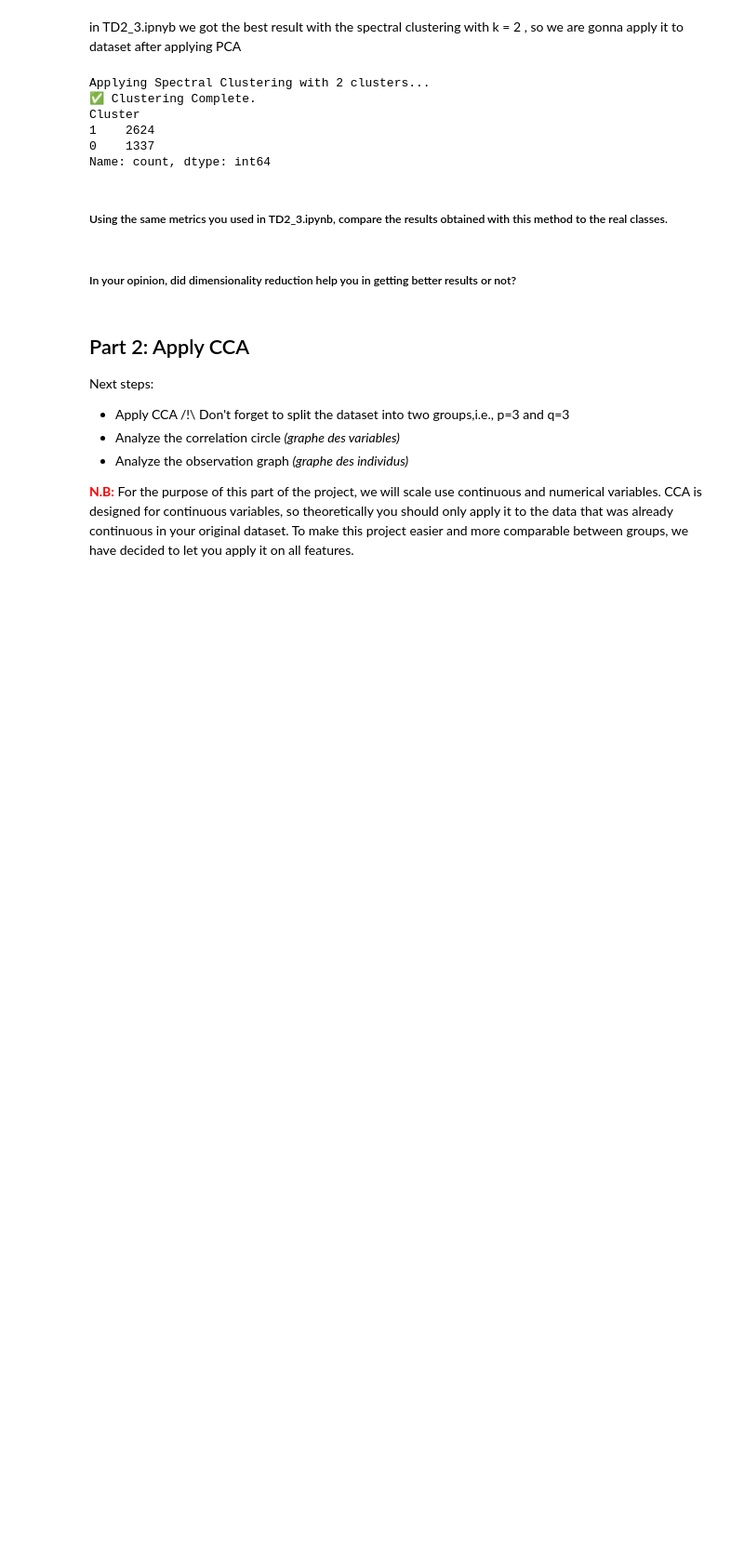
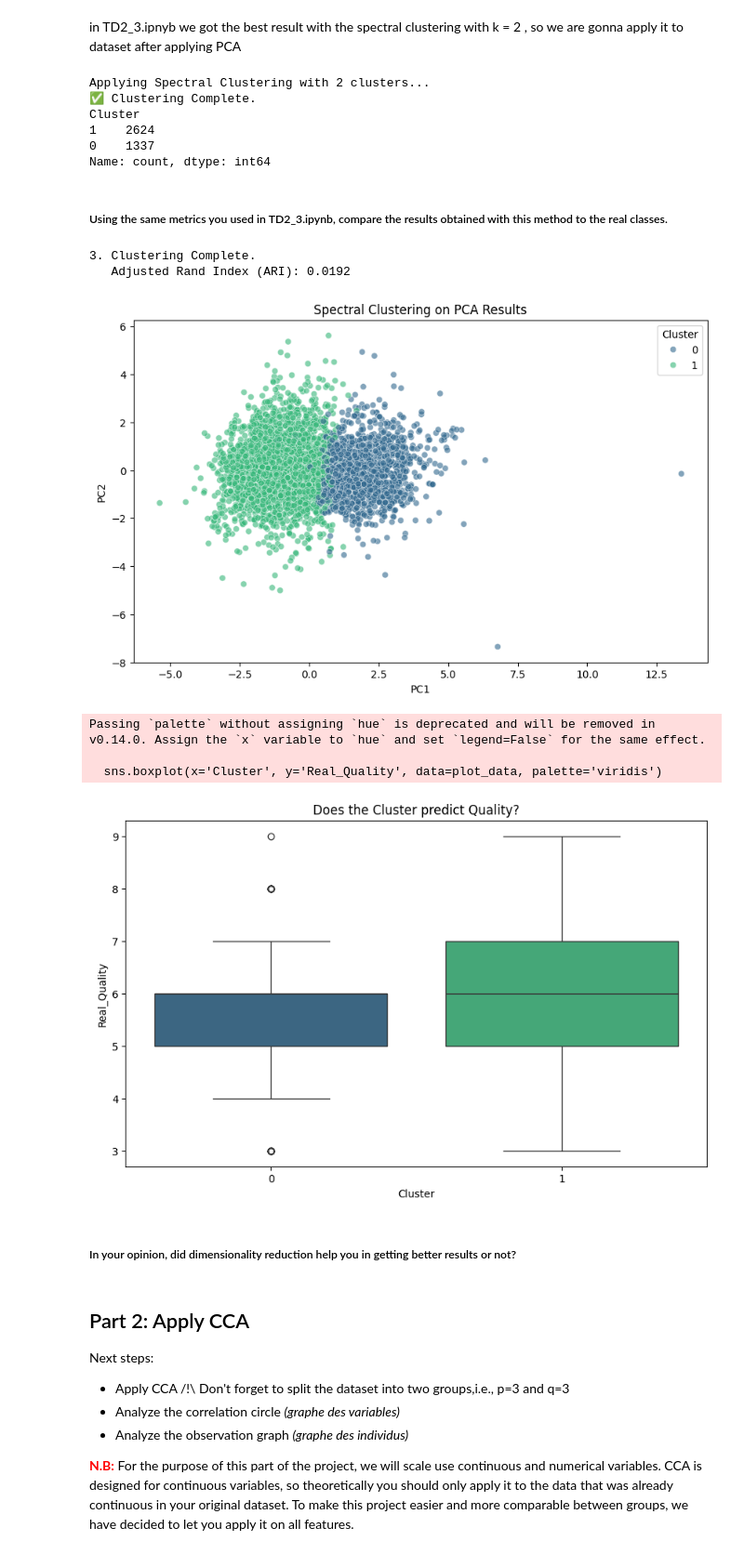
Before and after one commit to tahaabdelkrimdouik/wine-quality-pca-acc, a Jupyter notebook: notebooks/analysis_pca_clustering.ipynb.ipynb, the cells around one changed output. Shown at 93% size. Drawn from its saved outputs; the diff is of its cells as text; code cells hidden in the pictures; blank space fills up the shorter version.

Commit message:
complete interpretation + add target class to compare

```diff
--- a/notebooks/analysis_pca_clustering.ipynb.ipynb
+++ b/notebooks/analysis_pca_clustering.ipynb.ipynb
@@ -56,5 +51,8 @@ filename = 'scaled_df.csv'
+# %%
+filename = 'cleaned_df.csv'
+df = pd.read_csv(filename)
+class_column = df['quality']
 # %%
-df_scaled = pd.read_csv(filename)
-
+df_scaled = df.drop(columns=['quality'])
 display(df_scaled.head())
 # %% [output]
@@ -446,6 +442,35 @@ Cluster
 Name: count, dtype: int64
 # %% [markdown]
 ##### Using the same metrics you used in TD2_3.ipynb, compare the results obtained with this method to the real classes.
+# %%
+ari = adjusted_rand_score(class_column, labels)
+print(f"3. Clustering Complete.")
+print(f"   Adjusted Rand Index (ARI): {ari:.4f}")
+# %% [output]
+3. Clustering Complete.
+   Adjusted Rand Index (ARI): 0.0192
+# %%
+plot_data = X_reduced.copy()
+plot_data['Cluster'] = labels
+plot_data['Real_Quality'] = class_column
+
+# Plot PCA Clusters
+plt.figure(figsize=(10, 6))
+sns.scatterplot(x='PC1', y='PC2', hue='Cluster', data=plot_data, palette='viridis', alpha=0.6)
+plt.title('Spectral Clustering on PCA Results')
+plt.show()
+
+# Compare with Real Quality (Boxplot)
+plt.figure(figsize=(10, 6))
+sns.boxplot(x='Cluster', y='Real_Quality', data=plot_data, palette='viridis')
+plt.title('Does the Cluster predict Quality?')
+plt.show()
+# %% [output]
+[figure, added]
+Passing `palette` without assigning `hue` is deprecated and will be removed in v0.14.0. Assign the `x` variable to `hue` and set `legend=False` for the same effect.
+
+  sns.boxplot(x='Cluster', y='Real_Quality', data=plot_data, palette='viridis')
+[figure, added]
 # %% [markdown]
 ##### In your opinion, did dimensionality reduction help you in getting better results or not?
 # %% [markdown]
```
Also changed, not shown: parts of 4 cells of this notebook, 1 other file.
